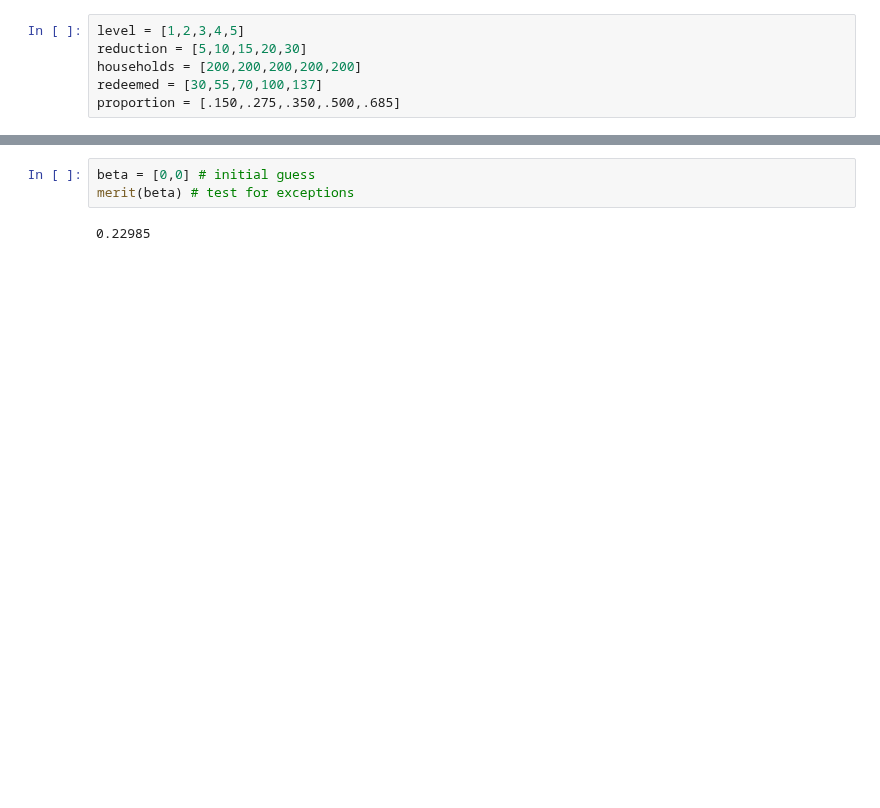
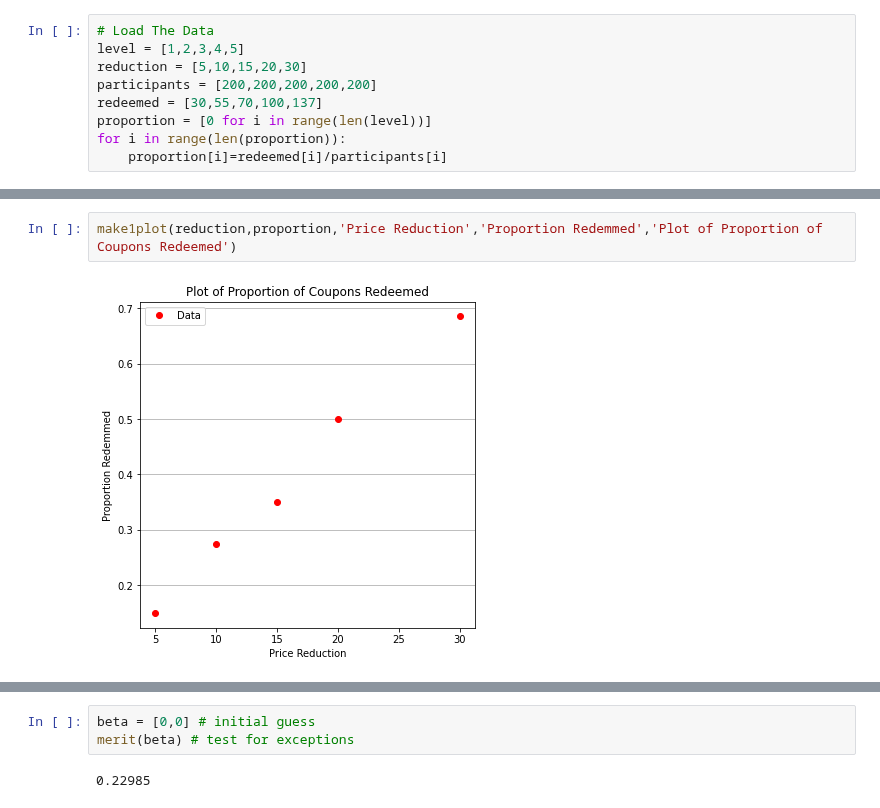
Before and after one commit to dustykat/ce-5319-webroot, a Jupyter notebook: ce5319jb/_build/html/_sources/lessons/logisticregression/example2.ipynb, the cells around one changed output, grey strips where cells are left out. Drawn from its saved outputs; the diff is of its cells as text; blank space fills up the shorter version.

```diff
--- a/ce5319jb/_build/html/_sources/lessons/logisticregression/example2.ipynb
+++ b/ce5319jb/_build/html/_sources/lessons/logisticregression/example2.ipynb
@@ -3,6 +35,9 @@
 # %%
+# Load The Data
 level = [1,2,3,4,5]
 reduction = [5,10,15,20,30]
-households = [200,200,200,200,200]
+participants = [200,200,200,200,200]
 redeemed = [30,55,70,100,137]
-proportion = [.150,.275,.350,.500,.685]
+proportion = [0 for i in range(len(level))]
+for i in range(len(proportion)):
+    proportion[i]=redeemed[i]/participants[i]
@@ -8,0 +71,4 @@ proportion = [.150,.275,.350,.500,.685]
+# %%
+make1plot(reduction,proportion,'Price Reduction','Proportion Redemmed','Plot of Proportion of Coupons Redeemed')
+# %% [output]
+[figure, added]
```
Also changed, not shown: parts of 21 cells of this notebook, 39 other files.
